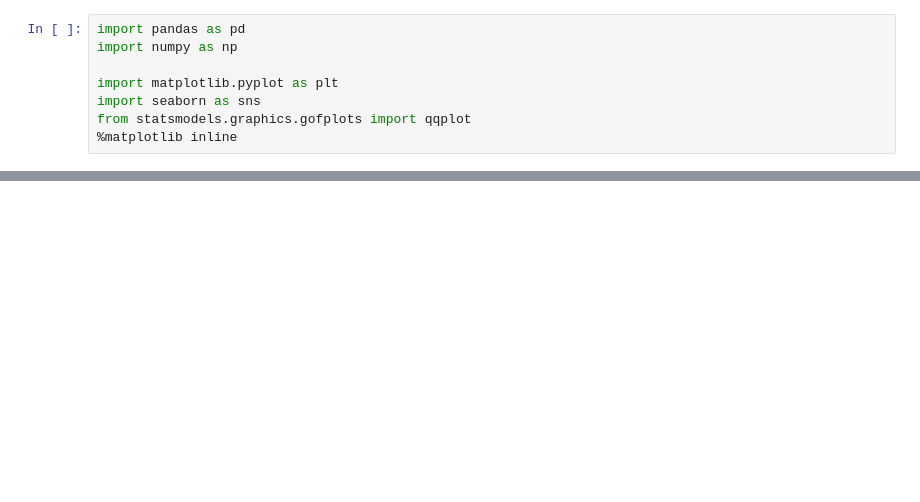
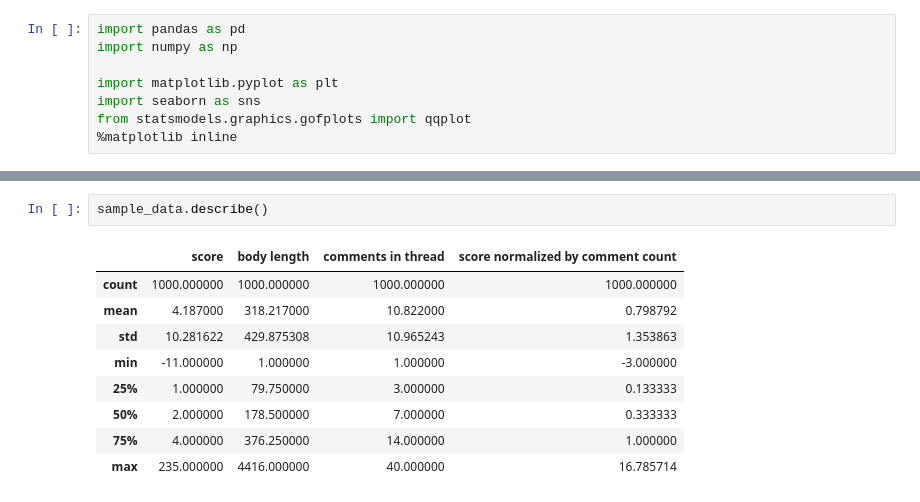
Before and after one commit to mohsseha/DSI-BOS-students, a Jupyter notebook: ntmitchell/week_11/Reddit group project EDA.ipynb, the cells around one changed output, grey strips where cells are left out. Drawn from its saved outputs; the diff is of its cells as text; blank space fills up the shorter version.

```diff
--- a/ntmitchell/week_11/Reddit group project EDA.ipynb
+++ b/ntmitchell/week_11/Reddit group project EDA.ipynb
@@ -65 +84,13 @@ Finished at 2017-02-10 12:27:24.
+# %%
+sample_data.describe()
+# %% [output]
+|  | score | body length | comments in thread | score normalized by comment count |
+| count | 1000.000000 | 1000.000000 | 1000.000000 | 1000.000000 |
+| mean | 4.187000 | 318.217000 | 10.822000 | 0.798792 |
+| std | 10.281622 | 429.875308 | 10.965243 | 1.353863 |
+| min | -11.000000 | 1.000000 | 1.000000 | -3.000000 |
+| 25% | 1.000000 | 79.750000 | 3.000000 | 0.133333 |
+| 50% | 2.000000 | 178.500000 | 7.000000 | 0.333333 |
+| 75% | 4.000000 | 376.250000 | 14.000000 | 1.000000 |
+| max | 235.000000 | 4416.000000 | 40.000000 | 16.785714 |
 # %%
```
Also changed, not shown: parts of 15 cells of this notebook, 1 other file.
